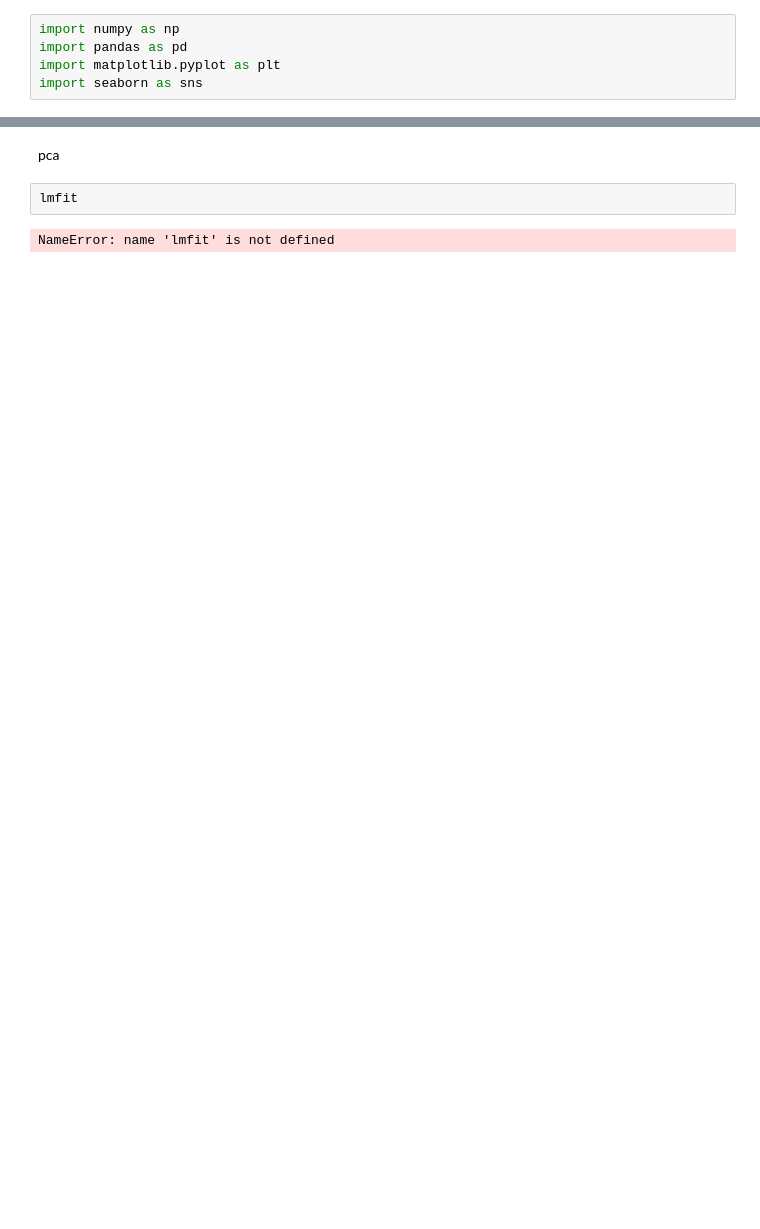
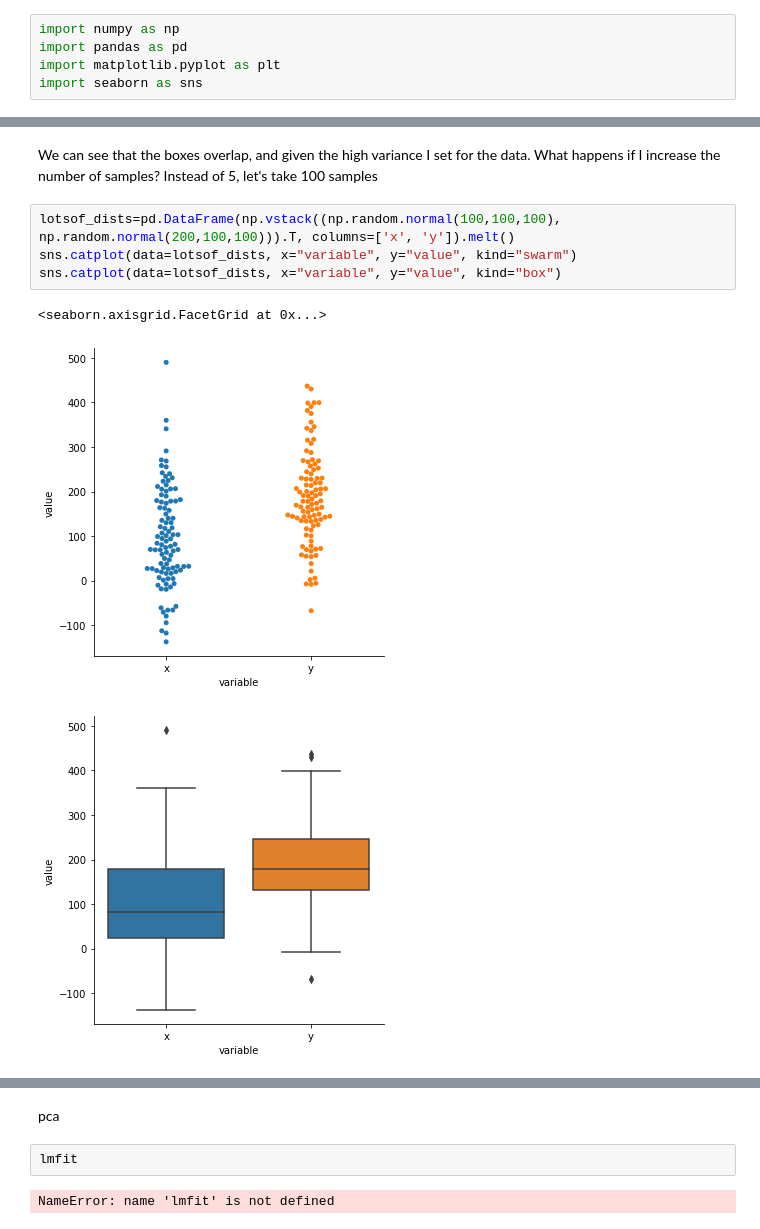
Before and after one commit to timplab/bcmb_bootcamp, a Jupyter notebook: day2/notebooks/analysis.ipynb, the cells around one changed output, grey strips where cells are left out. Cells and saved outputs as stored; diff of their text form; blank space fills up the shorter version.

```diff
--- a/day2/notebooks/analysis.ipynb
+++ b/day2/notebooks/analysis.ipynb
@@ -30,0 +40,10 @@ dists=pd.DataFrame(np.vstack((np.random.normal(100,100,5), np.random.normal(200,
+# %% [markdown]
+We can see that the boxes overlap, and given the high variance I set for the data.  What happens if I increase the number of samples? Instead of 5, let's take 100 samples
+# %%
+lotsof_dists=pd.DataFrame(np.vstack((np.random.normal(100,100,100), np.random.normal(200,100,100))).T, columns=['x', 'y']).melt()
+sns.catplot(data=lotsof_dists, x="variable", y="value", kind="swarm")
+sns.catplot(data=lotsof_dists, x="variable", y="value", kind="box")
+# %% [output]
+<seaborn.axisgrid.FacetGrid at 0x...>
+[figure, added]
+[figure, added]
```
Also changed, not shown: parts of 38 cells of this notebook, 1 other file.
